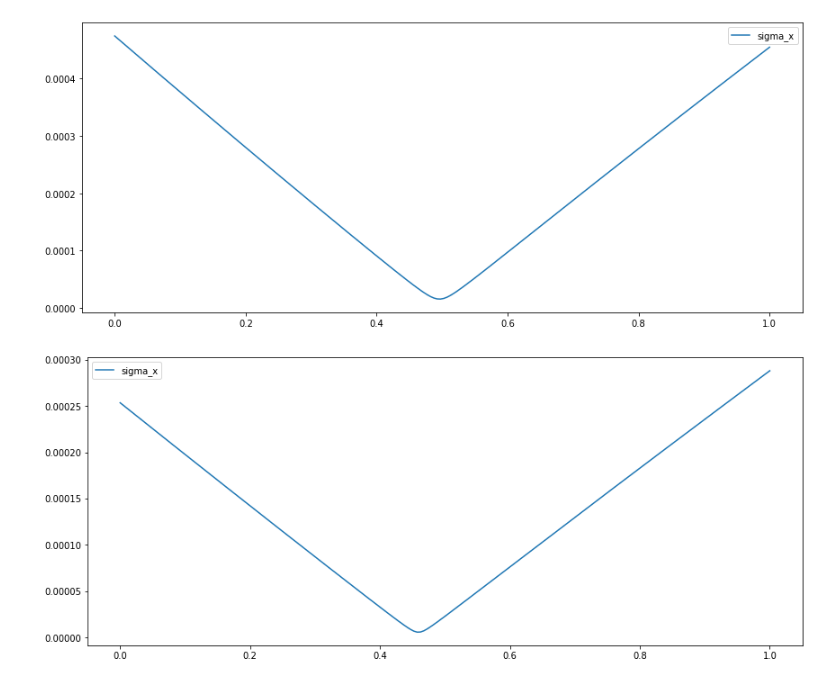
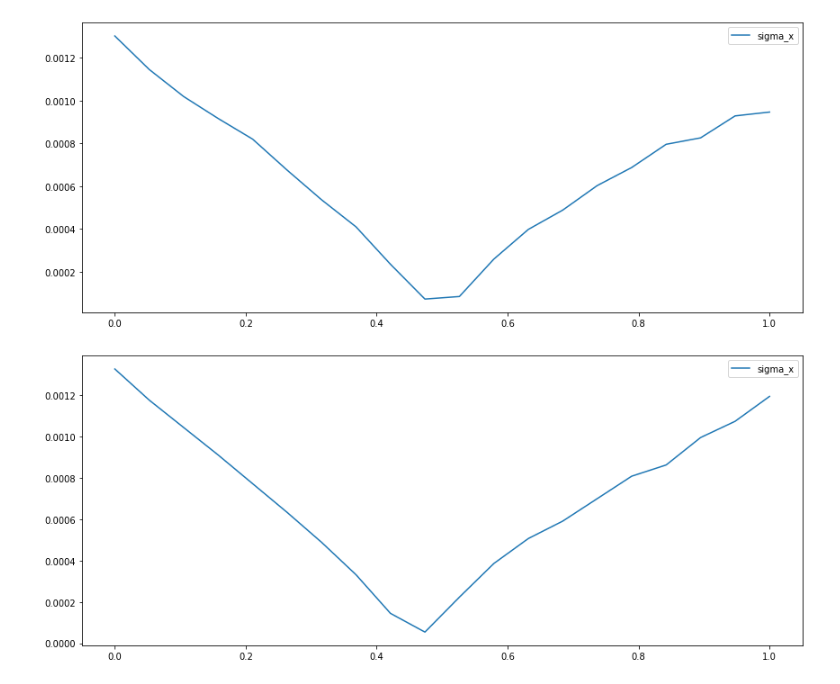
Before and after one commit to desy-ml/rl-vs-bo, a Jupyter notebook: test.ipynb, the cells around one changed output. Cells and saved outputs as stored; diff of their text form; code cells hidden in the pictures.

```diff
--- a/test.ipynb
+++ b/test.ipynb
@@ -30,3 +30,25 @@ env = ARESEACheetah(
 env = RescaleAction(env, -1, 1)
 
 check_env(env)
+# %%
+env = ARESEADOOCS(
+    action_type="direct",
+    incoming="random",
+    incoming_parameters=None,
+    magnet_init="zero",
+    misalignments="random",
+    misalignment_values=None,
+    reward_method="feedback",
+    quad_action="oneway",
+    target_beam_mode="zero",
+    target_beam_tolerance=3.3198e-6,
+    w_mu_x=0.0,
+    w_mu_y=0.0,
+    w_on_screen=1.0,
+    w_sigma_x=1.0,
+    w_sigma_y=1.0,
+    w_time=0.0
+)
+env = RescaleAction(env, -1, 1)
+
+check_env(env)
@@ -41,6 +66,7 @@ env.reset()
 done = False
 while not done:
     observation, reward, done, info = env.step(env.action_space.sample())
+    env.render(mode="human")
 
 infos = unwrap_wrapper(env, RecordData).infos
 
@@ -114,11 +156,12 @@ plt.show()
 # %%
-env = ARESEACheetah(is_fully_observable=True)
+# env = ARESEACheetah(is_fully_observable=True)
+env = ARESEADOOCS()
 env = FilterAction(env, [3], replace=0)
 env = RecordVideo(env, video_folder="recordings_test")
 env = RecordData(env)
 env = RescaleAction(env, -3, 3)
 
-k1s = np.linspace(0, 1, num=200)
+k1s = np.linspace(0, 1, num=20)
 
 observation = env.reset()
 done = False
@@ -136,31 +179,32 @@ plt.legend()
 plt.tight_layout()
 plt.show()
 # %% [output]
-[figure, old version]
+[figure, new version]
 # %%
-env = ARESEACheetah(is_fully_observable=True)
+# env = ARESEACheetah(is_fully_observable=True)
+env = ARESEADOOCS()
 env = FilterAction(env, [1], replace=0)
 env = RecordVideo(env, video_folder="recordings_test")
 env = RecordData(env)
 env = RescaleAction(env, -5, 5)
 
-k1s = np.linspace(0, 1, num=200)
+k1s = np.linspace(0, 1, num=20)
 
 observation = env.reset()
 done = False
 for k1 in k1s:
     observation, reward, done, info = env.step(k1)
 env.close()
 
 observations = unwrap_wrapper(env, RecordData).observations
 
 sigma_x = [obs["beam"][1] for obs in observations]
 
 plt.figure(figsize=(12,5))
 plt.plot(k1s, sigma_x[1:], label="sigma_x")
 plt.legend()
 plt.tight_layout()
 plt.show()
 # %% [output]
-[figure, old version]
+[figure, new version]
 # %%
```
Also changed, not shown: parts of 12 cells of this notebook, 1 other file.
